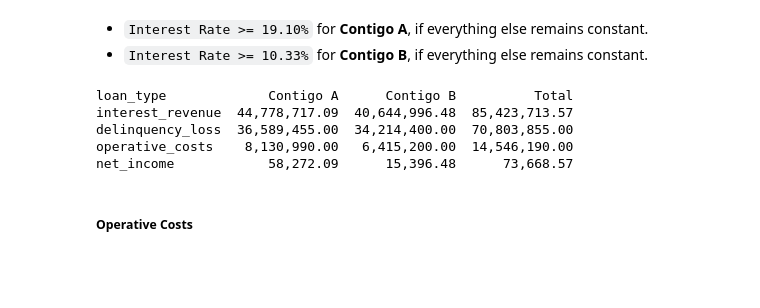
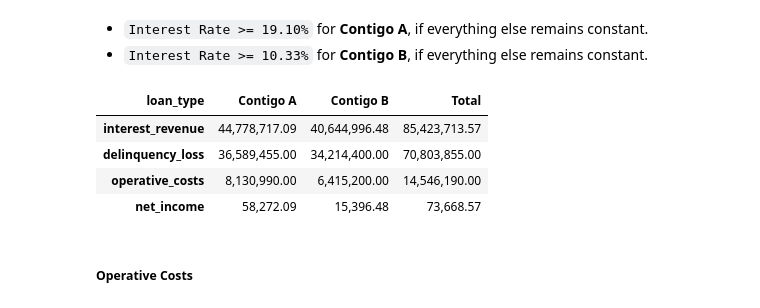
Before and after one commit to mandelbrojt/stori-ba-assessment, a Jupyter notebook: part1-state-of-business-analysis.ipynb, the cells around one changed output. Saved outputs shown, nothing was run; the diff lists cells and outputs as text; code cells hidden in the pictures; blank space fills up the shorter version.

```diff
--- a/part1-state-of-business-analysis.ipynb
+++ b/part1-state-of-business-analysis.ipynb
@@ -138,12 +139,11 @@ loan_b = contigo_b_features.copy()
 
 loan_a["interest_rate"] = 0.191
 loan_b["interest_rate"] = 0.1033
-
-print(im.overall_results(loan_a,loan_b))
-im.visualize_results(loan_a,loan_b)
-# %% [output]
-loan_type             Contigo A      Contigo B          Total
-interest_revenue  44,778,717.09  40,644,996.48  85,423,713.57
-delinquency_loss  36,589,455.00  34,214,400.00  70,803,855.00
-operative_costs    8,130,990.00   6,415,200.00  14,546,190.00
-net_income            58,272.09      15,396.48      73,668.57
+# %%
+im.overall_results(loan_a,loan_b)
+# %% [output]
+| loan_type | Contigo A | Contigo B | Total |
+| interest_revenue | 44,778,717.09 | 40,644,996.48 | 85,423,713.57 |
+| delinquency_loss | 36,589,455.00 | 34,214,400.00 | 70,803,855.00 |
+| operative_costs | 8,130,990.00 | 6,415,200.00 | 14,546,190.00 |
+| net_income | 58,272.09 | 15,396.48 | 73,668.57 |
```
Also changed, not shown: parts of 14 cells of this notebook.
